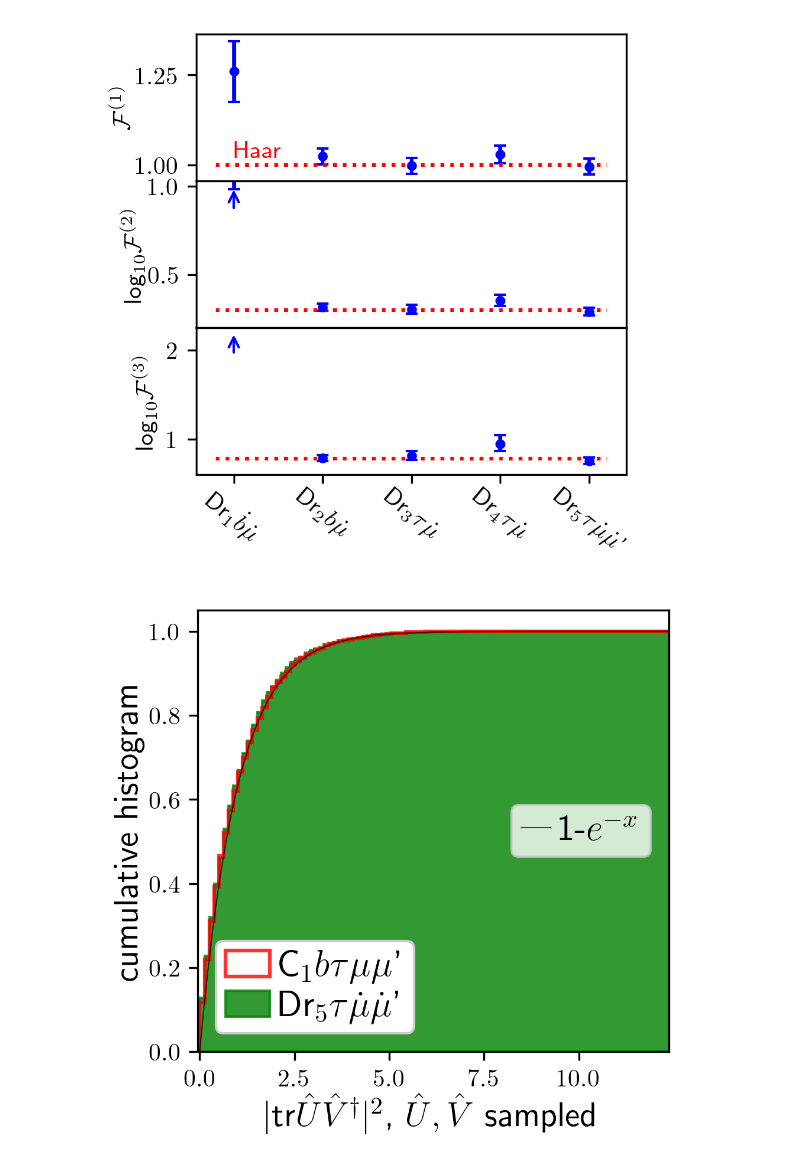
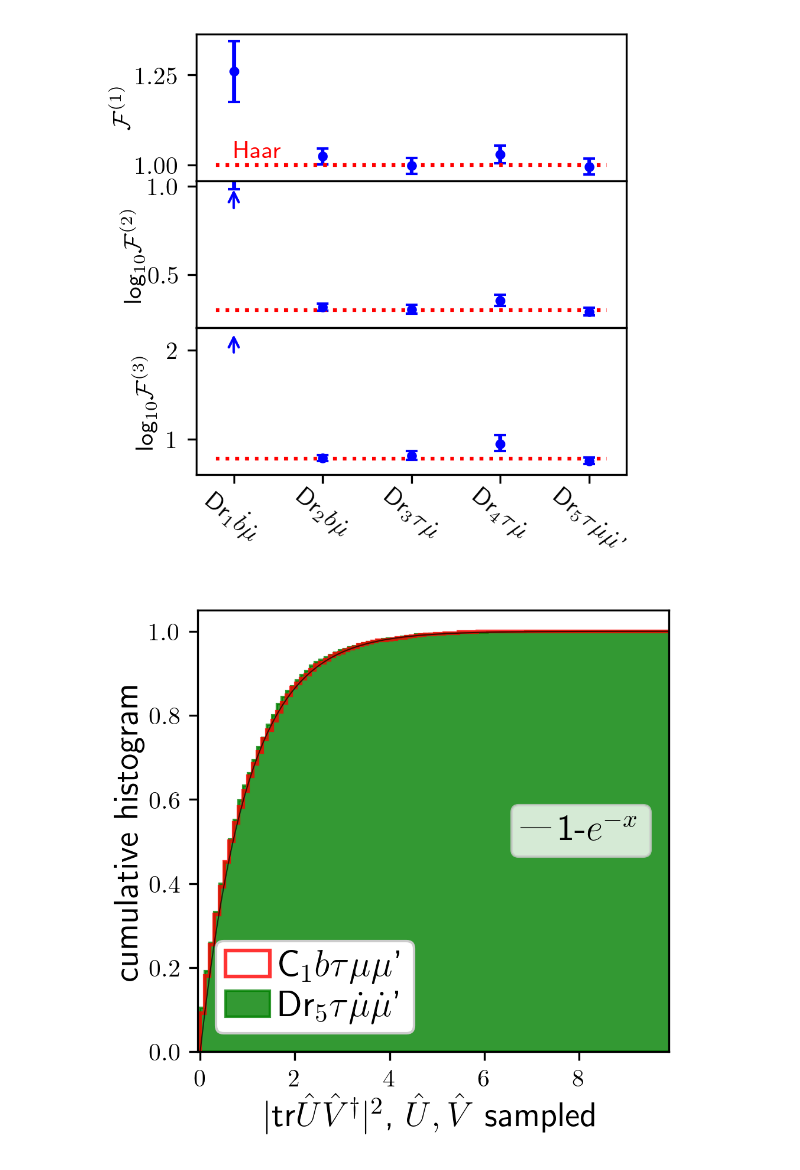
Before and after one commit to aquillen/Qsample, a Jupyter notebook: Iter_v00.ipynb, the cells around one changed output. Saved outputs shown, nothing was run; the diff lists cells and outputs as text; code cells hidden in the pictures.

```diff
--- a/Iter_v00.ipynb
+++ b/Iter_v00.ipynb
@@ -748,17 +1120,26 @@ endparms max [ 3.          1.88495559  3.01       12.30973355  3.32743339]
 # %%
-N=51; a0 = 3; b0=0.0; eps0 = 3.01; mu0 = 1.0; mup0 = 0.5;tau0=0.0;phishift=0.0;
-db = 0.0
-dmu = 0.1
-dmup = 0.15
-nperiods =3
-parms0  = np.array([a0 ,b0,eps0,mu0,mup0])
-d_parms = np.array([0.0,db,0.0,dmu,dmup])
-Delta_parms0 = np.array([0.0,0.0,0.0,0.0,0.0])
-Delta_d_parms= np.array([0.0,0.0,0.0,0.5,0.5])  # varying drift rate in mu, mup
-dtau = twopi; dphi=0.0                           # and varying in tau
-varlist = ['C']
-vr_d = drft_cls(N,parms0,d_parms,tau0,phishift,nperiods,Delta_parms0,Delta_d_parms,dtau,dphi,varlist,seed = 303)
-Nu = 2000
-zlist_vd = vr_d.genzlist(Nu) #
-vr_d.label = r'Dr$_5$'+r'$\tau\dot\mu\dot\mu$' + '\''
+if (readin_files_d ==False):
+    N=51; a0 = 3; b0=0.0; eps0 = 3.01; mu0 = 1.0; mup0 = 0.5;tau0=0.0;phishift=0.0;
+    db = 0.0
+    dmu = 0.1
+    dmup = 0.15
+    nperiods =3
+    parms0  = np.array([a0 ,b0,eps0,mu0,mup0])
+    d_parms = np.array([0.0,db,0.0,dmu,dmup])
+    Delta_parms0 = np.array([0.0,0.0,0.0,0.0,0.0])
+    Delta_d_parms= np.array([0.0,0.0,0.0,0.5,0.5])  # varying drift rate in mu, mup
+    dtau = twopi; dphi=0.0                           # and varying in tau
+    varlist = ['C']
+    vr_d = drft_cls(N,parms0,d_parms,tau0,phishift,nperiods,Delta_parms0,Delta_d_parms,dtau,dphi,varlist,seed = 303)
+    Nu = 2000
+    zlist_vd = vr_d.genzlist(Nu) #
+    vr_d.label = r'Dr$_5$'+r'$\tau\dot\mu\dot\mu$' + '\''
+
+    with open(froot + 'vr_d.pkl', 'wb') as file:
+        pickle.dump(vr_d, file)
+
+else:
+    print('endparms ', vr_d.endparms)
+    print('endparms max ', vr_d.endparms_max)
+    perrs_3(vr_d)
 # %% [output]
@@ -919,31 +1311,32 @@ def pltnzhist(zlist_list,labels,xmax,histtypes,ofile):
         ax.hist(zlist   ,bins=bins_arr,density=True,alpha=0.8,cumulative=True,histtype=histtypes[k],**style,label = labels[k])
     first_legend = ax.legend(borderpad=0.25,handlelength=1.2,handletextpad=0.25,fontsize=15,labelspacing=0.2,framealpha=1)
     ax.add_artist(first_legend)
 
     xarr = np.linspace(0,xmax,100)
     yarr = 1 - np.exp(-xarr)
     ylabel = r'1-$e^{-x}$'
     handles = []
     llw, = ax.plot(xarr,yarr,'k-',lw=0.5,alpha=0.7,label=ylabel)
     handles.append(llw)
     second_legend = ax.legend(handles = handles, borderpad=0.25,handlelength=0.8,handletextpad=0.25,fontsize=15,labelspacing=0.05,\
                          loc = 'center right')
     ax.set_ylabel('cumulative histogram',fontsize=14,labelpad=2)
     xlab = r'$|$tr$ \hat U \hat V^\dagger|^2$, ' + r'$\hat U,\hat V$ sampled'
     ax.set_xlabel(xlab,fontsize=14,labelpad=1)
     if (len(ofile)>3):
         plt.savefig(ofile)
 
     plt.show()
 
 #plt1zhist(zlist)
 #print_parr(parr,N)
+xmax=10
 zlist_list = [zlist_f, zlist_vd]
 label_f = r'C$_1b\tau\mu$' + muprime
 label_ve = r'Dr$_5$' + r'$\tau$'+dotmu + dotmup
 labels = [label_f,label_ve]
 ofile = froot + 'cufps.png'
 histtypes = ['step', 'stepfilled']
 pltnzhist(zlist_list,labels,xmax,histtypes,ofile)
 # %% [output]
-[figure, old version]
+[figure, new version]
```
Also changed, not shown: parts of 39 cells of this notebook.
